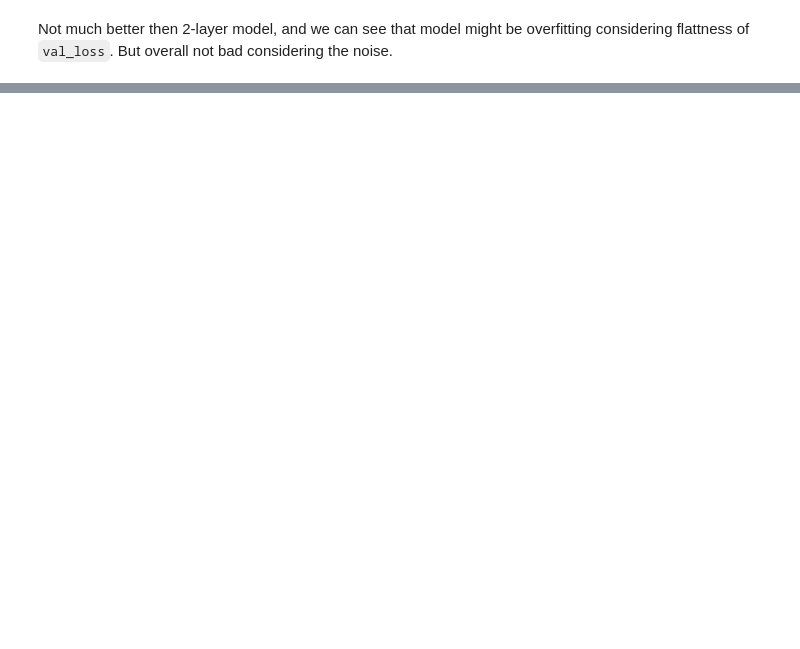
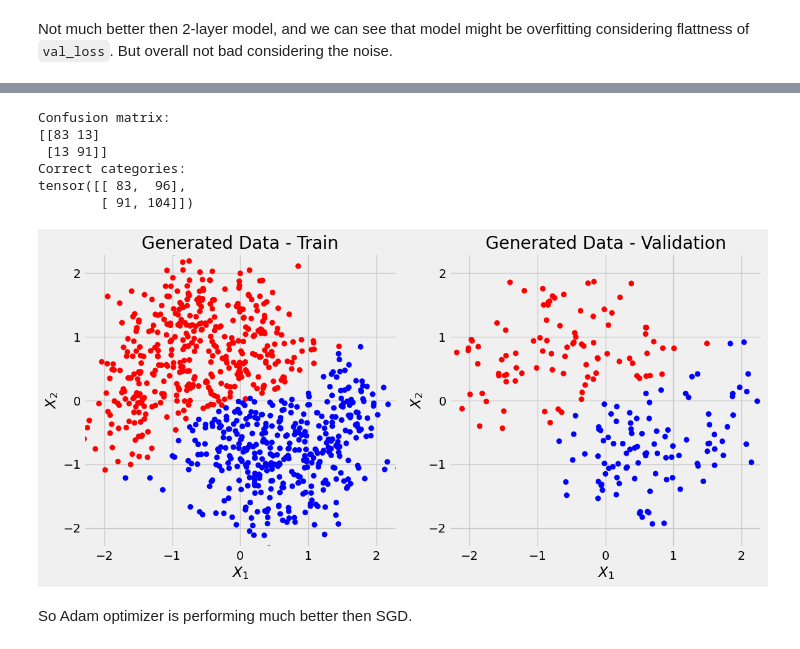
Before and after one commit to nesaboz/pytorch_educative, a Jupyter notebook: nbs/03_binary_classification.ipynb, the cells around one changed output, grey strips where cells are left out. Saved outputs shown, nothing was run; the diff lists cells and outputs as text; code cells hidden in the pictures; blank space fills up the shorter version.

```diff
--- a/nbs/03_binary_classification.ipynb
+++ b/nbs/03_binary_classification.ipynb
@@ -194,0 +216,12 @@ Not much better then 2-layer model, and we can see that model might be overfitti
+# %%
+predict_plot_count(sbs_nonlin2)
+# %% [output]
+Confusion matrix:
+[[83 13]
+ [13 91]]
+Correct categories:
+tensor([[ 83,  96],
+        [ 91, 104]])
+[figure, added]
+# %% [markdown]
+So Adam optimizer is performing much better then SGD.
```
Also changed, not shown: parts of 13 cells of this notebook.
